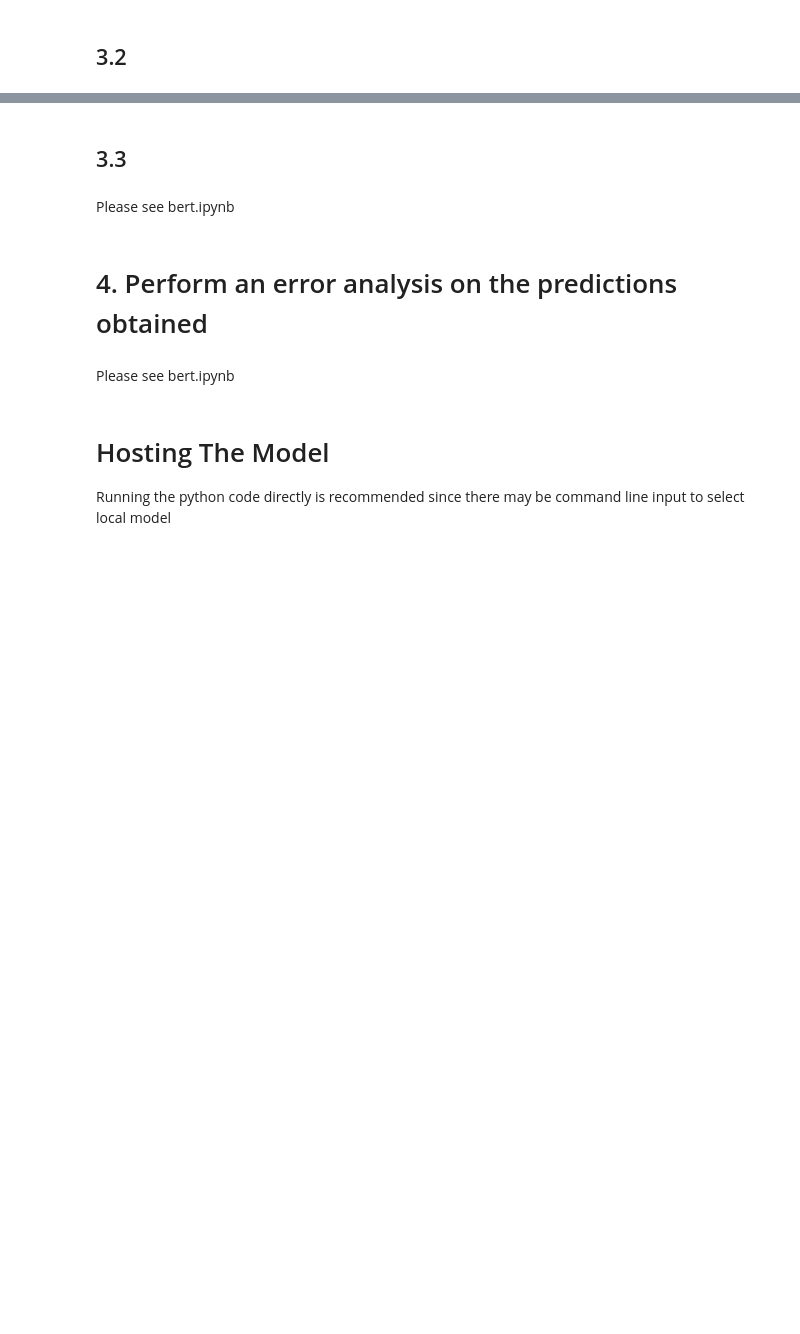
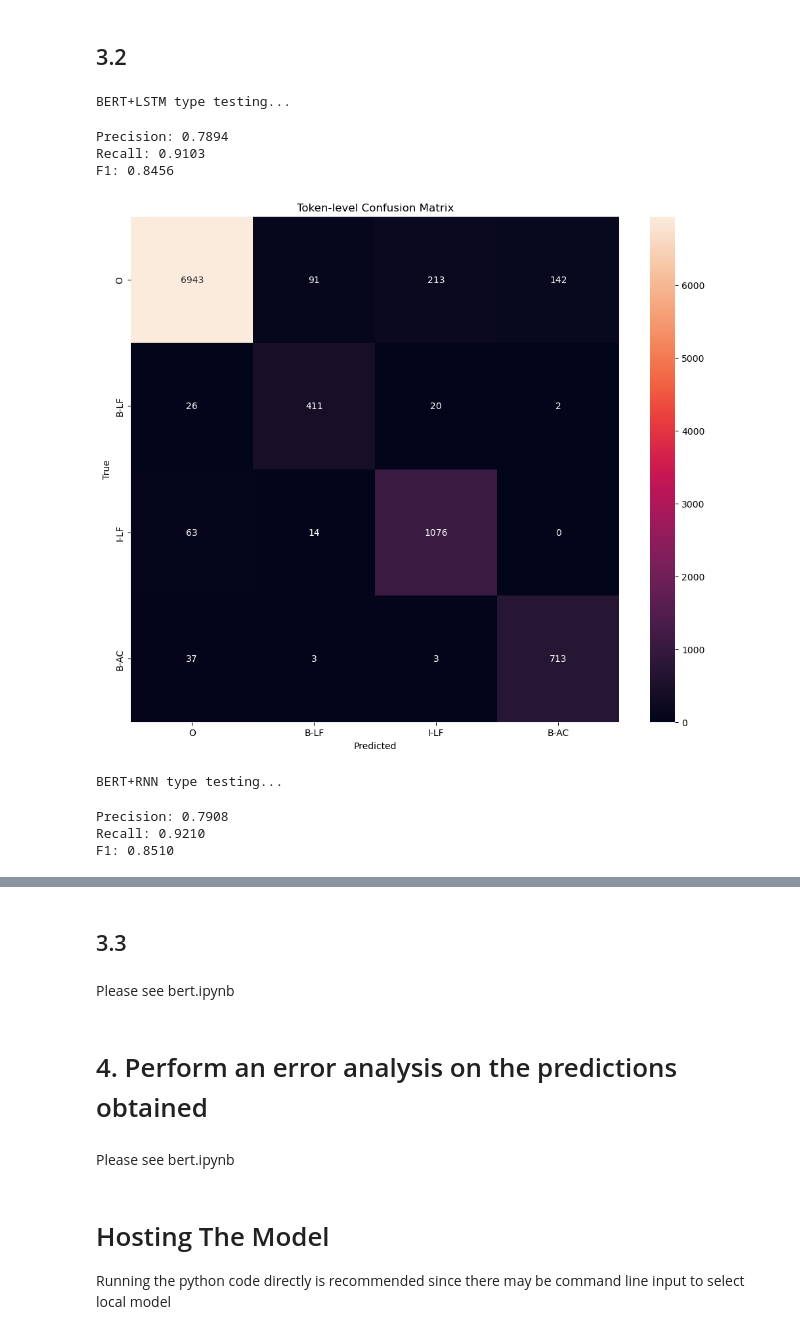
Before and after one commit to KKSTB/COMM061, a Jupyter notebook: main2.ipynb, the cells around one changed output, grey strips where cells are left out. Drawn from its saved outputs; the diff is of its cells as text; code cells hidden in the pictures; blank space fills up the shorter version.

```diff
--- a/main2.ipynb
+++ b/main2.ipynb
@@ -665,2 +759,17 @@ Running the notebook individually is recommended
 # %% [markdown]
 ## 3.2
+# %%
+print('BERT+LSTM type testing...')
+testing(model_bert_lstm,'best_bert_LSTM.pth', 'BERT', test_loader_bert)
+print('BERT+RNN type testing...')
+testing(model_bert_rnn,'best_bert_RNN.pth', 'BERT', test_loader_bert)
+# %% [output]
+BERT+LSTM type testing...
+Precision: 0.7894
+Recall: 0.9103
+F1: 0.8456
+[figure, added]
+BERT+RNN type testing...
+Precision: 0.7908
+Recall: 0.9210
+F1: 0.8510
```
Also changed, not shown: parts of 9 cells of this notebook.
